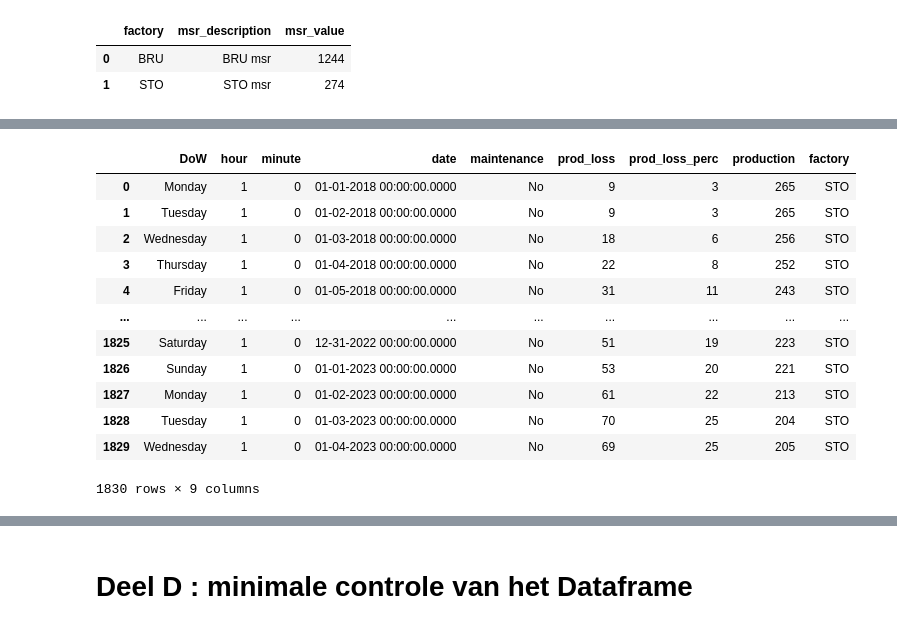
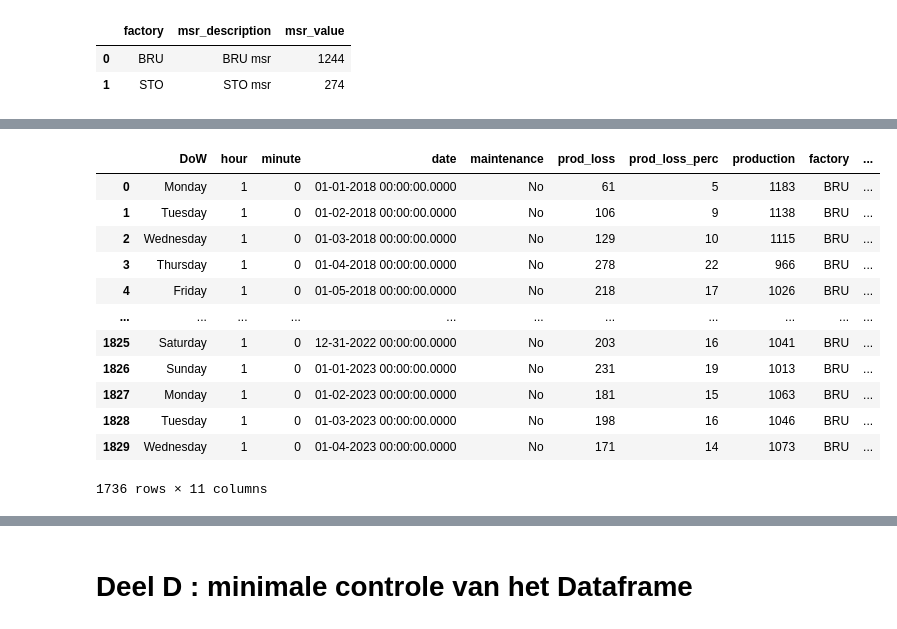
Before and after one commit to timsideanotmine/production, a Jupyter notebook: notebooks/productiemodel.ipynb, the cells around one changed output, grey strips where cells are left out. Drawn from its saved outputs; the diff is of its cells as text; code cells hidden in the pictures.

```diff
--- a/notebooks/productiemodel.ipynb
+++ b/notebooks/productiemodel.ipynb
@@ -88,11 +29,10 @@ def load_daily_production_into_dataframe(fact, loc):
 # %% [markdown]
 # Deel C : opladen van de gegevens
 # %%
-# C.1 load json file with MSR values
-min_sust_rate_location = "../data/raw/productiemodel/data_productie/master_data.json"
-df_min_sust_rate = load_msr_into_dataframe(min_sust_rate_location)
-
-df_min_sust_rate
+# C.1 opladen JSON file met MSR waarden (min_sust_rate = minimu sustainable rate)
+min_sust_rate_locatie = "../data/raw/productiemodel/data_productie/master_data.json"
+df_msr_gegevens = cih.laad_msr_gegevens_in_dataframe(min_sust_rate_locatie)
+df_msr_gegevens
 # %% [output]
 |  | factory | msr_description | msr_value |
 | 0 | BRU | BRU msr | 1244 |
@@ -124,21 +40,34 @@ df_daily_production_BRU
-# %%
-# C.2.2. load STO daily production set into it's own dataframe
-factory = 'STO'
-df_daily_production_STO = load_daily_production_into_dataframe(
-                                factory,
-                                os.path.join(daily_prd_location, factory))
-df_daily_production_STO
-# %% [output]
-|  | DoW | hour | minute | date | maintenance | prod_loss | prod_loss_perc | production | factory |
-| 0 | Monday | 1 | 0 | 01-01-2018 00:00:00.0000 | No | 9 | 3 | 265 | STO |
-| 1 | Tuesday | 1 | 0 | 01-02-2018 00:00:00.0000 | No | 9 | 3 | 265 | STO |
-| 2 | Wednesday | 1 | 0 | 01-03-2018 00:00:00.0000 | No | 18 | 6 | 256 | STO |
-| 3 | Thursday | 1 | 0 | 01-04-2018 00:00:00.0000 | No | 22 | 8 | 252 | STO |
-| 4 | Friday | 1 | 0 | 01-05-2018 00:00:00.0000 | No | 31 | 11 | 243 | STO |
-| ... | ... | ... | ... | ... | ... | ... | ... | ... | ... |
-| 1825 | Saturday | 1 | 0 | 12-31-2022 00:00:00.0000 | No | 51 | 19 | 223 | STO |
-| 1826 | Sunday | 1 | 0 | 01-01-2023 00:00:00.0000 | No | 53 | 20 | 221 | STO |
-| 1827 | Monday | 1 | 0 | 01-02-2023 00:00:00.0000 | No | 61 | 22 | 213 | STO |
-| 1828 | Tuesday | 1 | 0 | 01-03-2023 00:00:00.0000 | No | 70 | 25 | 204 | STO |
-| 1829 | Wednesday | 1 | 0 | 01-04-2023 00:00:00.0000 | No | 69 | 25 | 205 | STO |
-1830 rows × 9 columns
+# %%
+# C.2 bepaal waar de dagelijk productie sets (per fabriek) zich bevinden op schijf
+dagelijkse_productie_locatie = "../data/raw/productiemodel/data_productie/daily_production/"
+# %%
+
+# C.2.1. Laad dagelijks productie voor BRU in zijn dataframe
+factory = 'BRU'
+dagelijkse_productie_BRU = cih.laad_dagelijkse_productie_in_dataframe(
+                                factory,
+                                os.path.join(dagelijkse_productie_locatie, factory))
+# dagelijkse_productie_BRU
+
+# C.2.2 voeg MSR waarden toe op het BRU dagelijkse productie dataframe
+dagelijkse_productie_BRU = dagelijkse_productie_BRU.merge(
+                                        df_msr_gegevens, on='factory', how='left')
+dagelijkse_productie_BRU
+
+# C.2.3 verwijder records waar onderhoud werd gepland, zie opgave beschrijving 5, bullet 1 en dixit Tim in de klas
+dagelijkse_productie_BRU = dagelijkse_productie_BRU[dagelijkse_productie_BRU['maintenance'] == 'No']
+dagelijkse_productie_BRU
+# %% [output]
+|  | DoW | hour | minute | date | maintenance | prod_loss | prod_loss_perc | production | factory | ... |
+| 0 | Monday | 1 | 0 | 01-01-2018 00:00:00.0000 | No | 61 | 5 | 1183 | BRU | ... |
+| 1 | Tuesday | 1 | 0 | 01-02-2018 00:00:00.0000 | No | 106 | 9 | 1138 | BRU | ... |
+| 2 | Wednesday | 1 | 0 | 01-03-2018 00:00:00.0000 | No | 129 | 10 | 1115 | BRU | ... |
+| 3 | Thursday | 1 | 0 | 01-04-2018 00:00:00.0000 | No | 278 | 22 | 966 | BRU | ... |
+| 4 | Friday | 1 | 0 | 01-05-2018 00:00:00.0000 | No | 218 | 17 | 1026 | BRU | ... |
+| ... | ... | ... | ... | ... | ... | ... | ... | ... | ... | ... |
+| 1825 | Saturday | 1 | 0 | 12-31-2022 00:00:00.0000 | No | 203 | 16 | 1041 | BRU | ... |
+| 1826 | Sunday | 1 | 0 | 01-01-2023 00:00:00.0000 | No | 231 | 19 | 1013 | BRU | ... |
+| 1827 | Monday | 1 | 0 | 01-02-2023 00:00:00.0000 | No | 181 | 15 | 1063 | BRU | ... |
+| 1828 | Tuesday | 1 | 0 | 01-03-2023 00:00:00.0000 | No | 198 | 16 | 1046 | BRU | ... |
+| 1829 | Wednesday | 1 | 0 | 01-04-2023 00:00:00.0000 | No | 171 | 14 | 1073 | BRU | ... |
+1736 rows × 11 columns
```
Also changed, not shown: parts of 26 cells of this notebook, 4 other files.
